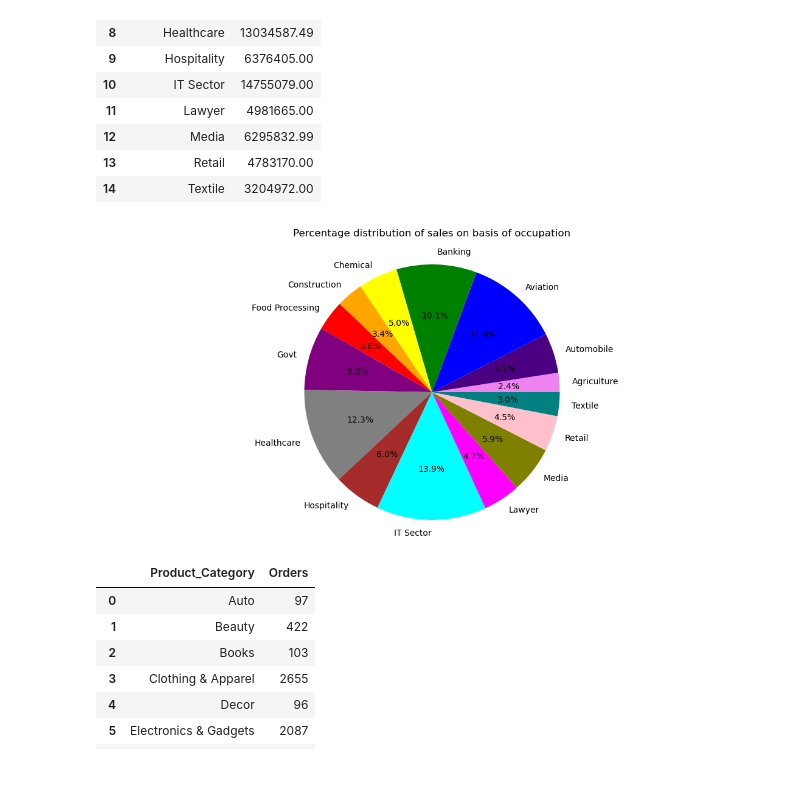
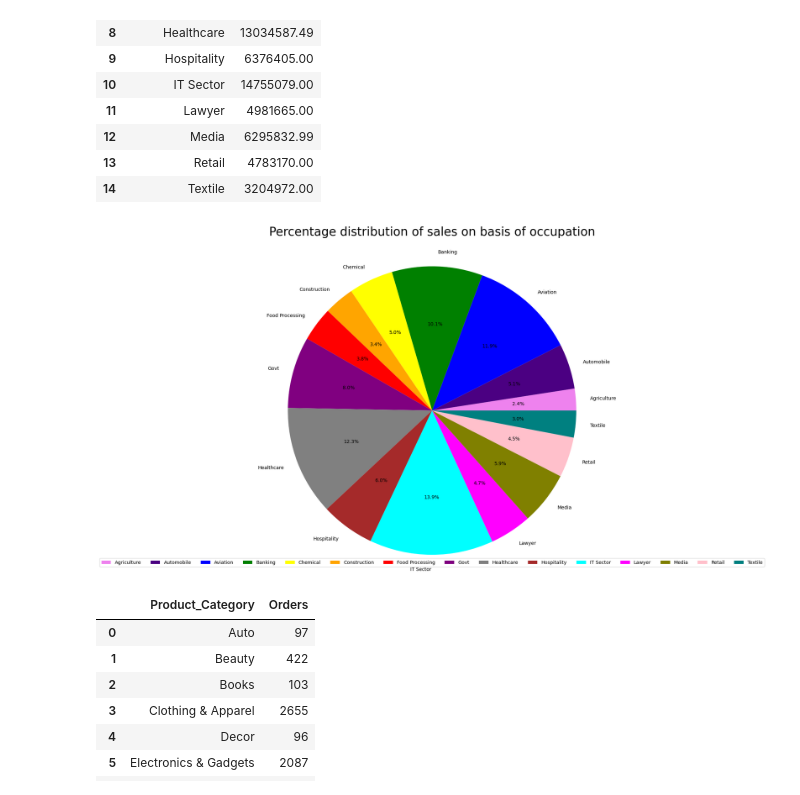
Before and after one commit to jatinrao29/Data-analysis-projects, a Jupyter notebook: Diwali sales analysis using pandas/Diwali project updated.ipynb, the cells around one changed output. Cells and saved outputs as stored; diff of their text form; code cells hidden in the pictures.

```diff
--- a/Diwali sales analysis using pandas/Diwali project updated.ipynb
+++ b/Diwali sales analysis using pandas/Diwali project updated.ipynb
@@ -221,14 +238,15 @@ result6
 | 13 | Retail | 4783170.00 |
 | 14 | Textile | 3204972.00 |
 # %%
-plt.figure(figsize=(14,6))
+plt.figure(figsize=(20,12))
 colours=["violet","indigo","blue","green","yellow","orange","red","purple","grey","brown","cyan","magenta","olive","pink","teal"]
 plt.pie(result6["Amount"],labels=result6["Occupation"],colors=colours,autopct="%0.1f%%",shadow=False)
-plt.title("Percentage distribution of sales on basis of occupation\n")
+plt.legend(loc="lower center",ncol=15)
+plt.title("Percentage distribution of sales on basis of occupation\n",fontsize=25)
 plt.axis("equal")
 plt.show()
 # %% [output]
-[figure, old version]
+[figure, new version]
 # %%
 result7=df.groupby("Product_Category")["Orders"].count().reset_index(drop=False,inplace=False)
 result7
```
Also changed, not shown: parts of 8 cells of this notebook, 9 other files.
